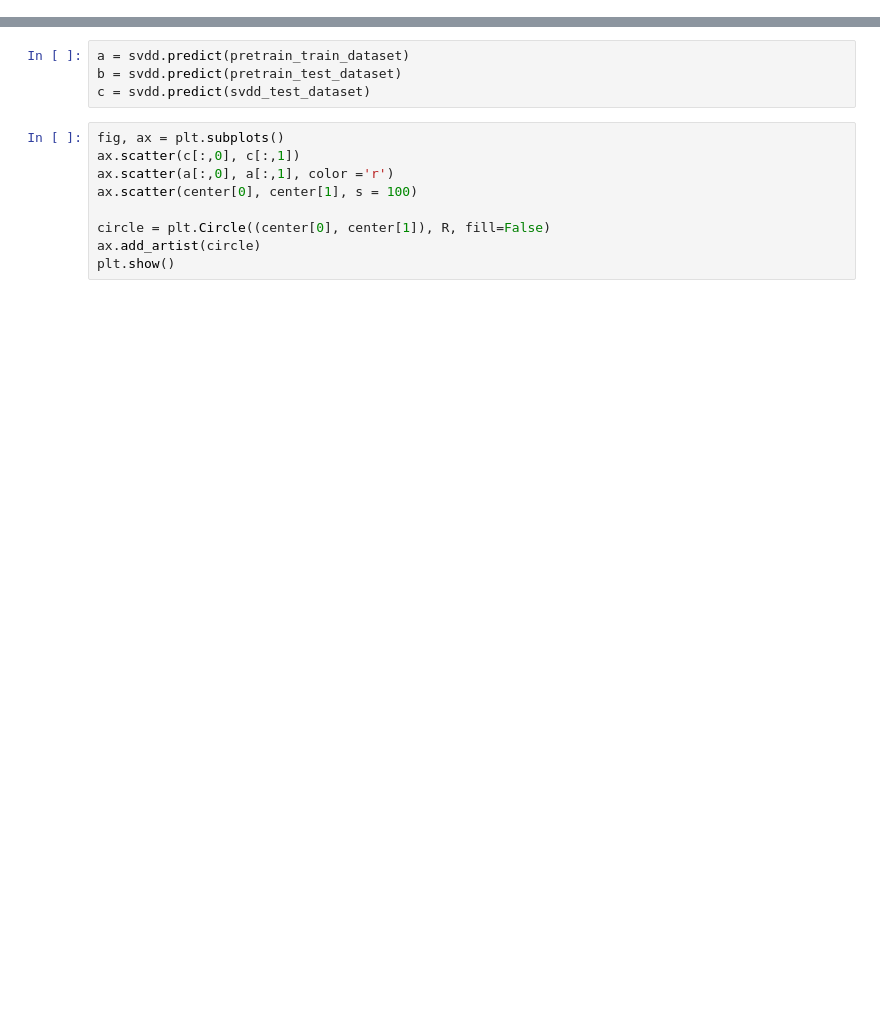
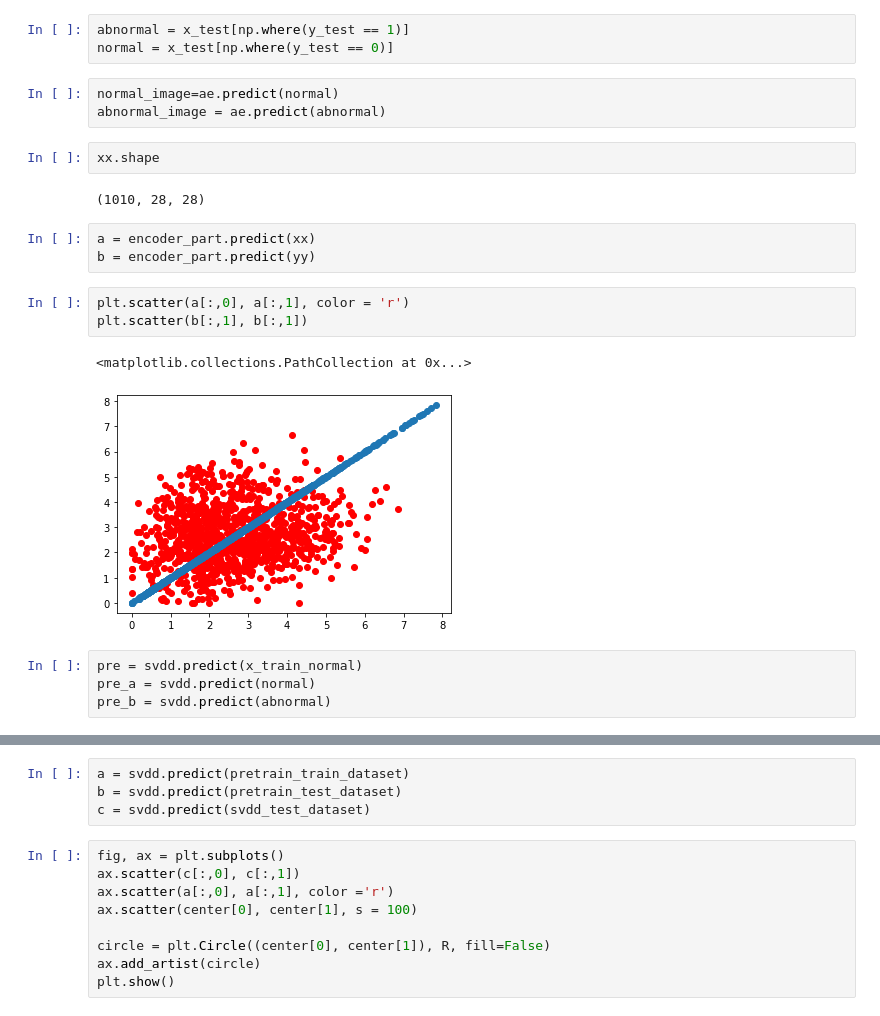
Before and after one commit to kEEPpp/Deep_SVDD_tensorflow_keras, a Jupyter notebook: main.ipynb, the cells around one changed output, grey strips where cells are left out. Drawn from its saved outputs; the diff is of its cells as text; blank space fills up the shorter version.

```diff
--- a/main.ipynb
+++ b/main.ipynb
@@ -133,0 +257,23 @@ plt.plot()
+# %%
+abnormal = x_test[np.where(y_test == 1)]
+normal = x_test[np.where(y_test == 0)]
+# %%
+normal_image=ae.predict(normal)
+abnormal_image = ae.predict(abnormal)
+# %%
+xx.shape
+# %% [output]
+(1010, 28, 28)
+# %%
+a = encoder_part.predict(xx)
+b = encoder_part.predict(yy)
+# %%
+plt.scatter(a[:,0], a[:,1], color = 'r')
+plt.scatter(b[:,1], b[:,1])
+# %% [output]
+<matplotlib.collections.PathCollection at 0x...>
+[figure, added]
+# %%
+pre = svdd.predict(x_train_normal)
+pre_a = svdd.predict(normal)
+pre_b = svdd.predict(abnormal)
```
Also changed, not shown: parts of 37 cells of this notebook, 11 other files.
